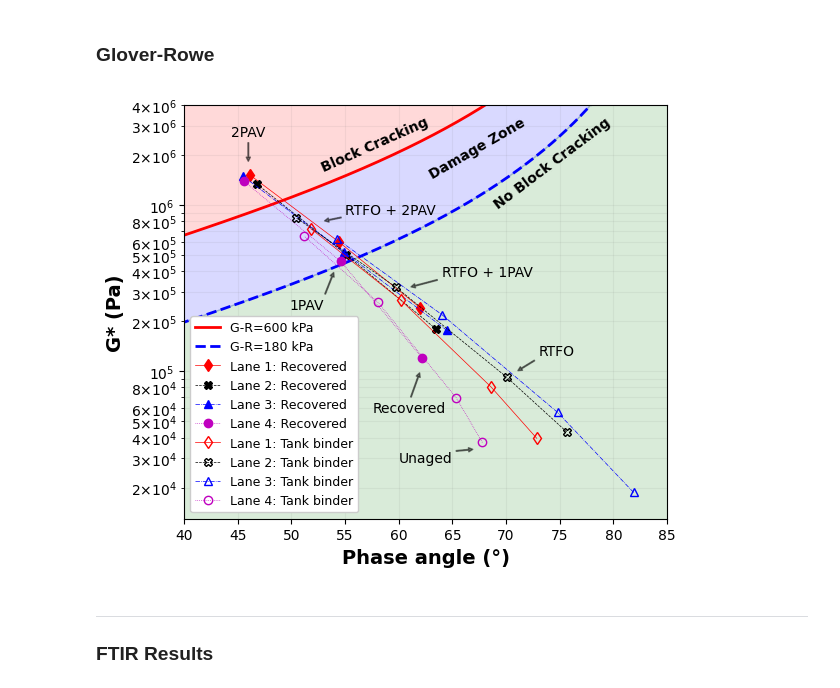
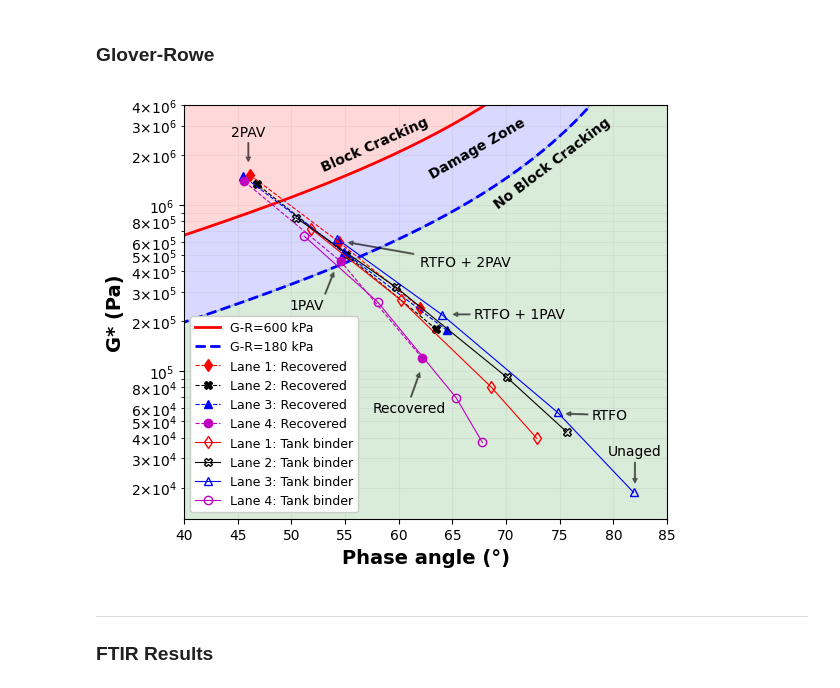
Before and after one commit to TFHRC-ABML/Pub_TRB_PolymerModified_PTF, a Jupyter notebook: Task01_Binder_Level.ipynb, the cells around one changed output. Drawn from its saved outputs; the diff is of its cells as text; code cells hidden in the pictures.

```diff
--- a/Task01_Binder_Level.ipynb
+++ b/Task01_Binder_Level.ipynb
@@ -1396,7 +1394,7 @@ Phase_std = [[data[(data['Lane'] == ln) & (data['Lab_Aging'] == age) & (data['Fi
 for i, lbl in enumerate(['Lane 1: Recovered', 'Lane 2: Recovered', 'Lane 3: Recovered', 'Lane 4: Recovered']):
     ax.semilogy([Phase_avg[j][i] for j in range(3)],
                 [Gstar_avg[j][i] for j in range(3)],
-                ls=LS[i], lw=0.5, marker=MK[i], ms=MS[i], color=CL[i], markerfacecolor=CL[i], markeredgewidth=1,
+                ls='--', lw=0.8, marker=MK[i], ms=MS[i], color=CL[i], markerfacecolor=CL[i], markeredgewidth=1,
                 label=lbl)
 # For the tank binders.
 Gstar_avg1 = [[data[(data['Lane'] == ln) & (data['Lab_Aging'] == age) & (data['Field_Aging'] == 'Tank binder')]['Gstar_avg'].tolist()[0] for ln in [1, 2, 3, 4]] for age in ['N/A', 'RTFO', 'PAV20', 'PAV40']]
@@ -1406,7 +1404,7 @@ Phase_std1 = [[data[(data['Lane'] == ln) & (data['Lab_Aging'] == age) & (data['F
 for i, lbl in enumerate(['Lane 1: Tank binder', 'Lane 2: Tank binder', 'Lane 3: Tank binder', 'Lane 4: Tank binder']):
     ax.semilogy([Phase_avg1[j][i] for j in range(4)],
                 [Gstar_avg1[j][i] for j in range(4)],
-                ls=LS[i], lw=0.5, marker=MK[i], ms=MS[i], color=CL[i], markerfacecolor='none', markeredgewidth=1,
+                ls='-', lw=0.8, marker=MK[i], ms=MS[i], color=CL[i], markerfacecolor='none', markeredgewidth=1,
                 label=lbl)
 # Take care of the tick labels.
 ax.set_xticks([40 + 5 * i for i in range(16)])
@@ -1422,42 +1420,42 @@ def minor_tick_labels(x, pos):
         return f'{x/1e4:.0f}×$10^4$'
     elif 1e5 <= x < 1e6:  # Format e.g. 2×10⁵
         if f'{x/1e5:.0f}' in ['7', '9']: return ''
         return f'{x/1e5:.0f}×$10^5$'
     elif 1e6 <= x < 1e7:  # Format e.g. 2×10⁶
         return f'{x/1e6:.0f}×$10^6$'
     return ''  # Return an empty string for tick labels outside the range
 ax.yaxis.set_minor_formatter(ticker.FuncFormatter(minor_tick_labels))
 ax.tick_params(axis='y', which='minor', labelsize=10)
 # Add some annotates.
 ax.annotate("Recovered", xy=(62, 1e5), xytext=(61, 6e4),
                arrowprops=dict(facecolor="black", shrink=0.05, width=0.5, headwidth=3, headlength=3, alpha=0.5),
                fontsize=10, rotation=0, ha="center", va="center")
 ax.annotate("1PAV", xy=(54, 4e5), xytext=(53, 2.5e5),
                arrowprops=dict(facecolor="black", shrink=0.05, width=0.5, headwidth=3, headlength=3, alpha=0.5),
                fontsize=10, rotation=0, ha="right", va="center")
 ax.annotate("2PAV", xy=(46, 1.8e6), xytext=(46, 2.5e6),
                arrowprops=dict(facecolor="black", shrink=0.05, width=0.5, headwidth=3, headlength=3, alpha=0.5),
                fontsize=10, rotation=0, ha="center", va="bottom")
-ax.annotate("Unaged", xy=(67, 3.4e4), xytext=(65, 3e4),
+ax.annotate("Unaged", xy=(82, 2.1e4), xytext=(82, 3e4),
                arrowprops=dict(facecolor="black", shrink=0.05, width=0.5, headwidth=3, headlength=3, alpha=0.5),
-               fontsize=10, rotation=0, ha="right", va="center")
-ax.annotate("RTFO", xy=(71, 1e5), xytext=(73, 1.2e5),
+               fontsize=10, rotation=0, ha="center", va="bottom")
+ax.annotate("RTFO", xy=(75.5, 5.56e4), xytext=(78, 5.5e4),
                arrowprops=dict(facecolor="black", shrink=0.05, width=0.5, headwidth=3, headlength=3, alpha=0.5),
-               fontsize=10, rotation=0, ha="left", va="bottom")
-ax.annotate("RTFO + 1PAV", xy=(61, 3.2e5), xytext=(64, 3.6e5),
+               fontsize=10, rotation=0, ha="left", va="center")
+ax.annotate("RTFO + 1PAV", xy=(65, 2.2e5), xytext=(67, 2.2e5),
                arrowprops=dict(facecolor="black", shrink=0.05, width=0.5, headwidth=3, headlength=3, alpha=0.5),
-               fontsize=10, rotation=0, ha="left", va="bottom")
-ax.annotate("RTFO + 2PAV", xy=(53, 8e5), xytext=(55, 8.5e5),
+               fontsize=10, rotation=0, ha="left", va="center")
+ax.annotate("RTFO + 2PAV", xy=(55, 6e5), xytext=(62, 5e5),
                arrowprops=dict(facecolor="black", shrink=0.05, width=0.5, headwidth=3, headlength=3, alpha=0.5),
-               fontsize=10, rotation=0, ha="left", va="bottom")
+               fontsize=10, rotation=0, ha="left", va="top")
 ax.legend(fontsize=9, framealpha=1.0, loc='lower left', ncol=1)
 fig.tight_layout()
 if PLOT:
     fig.savefig(os.path.join(OutputDir, f'G-R_BlackSpace.png'), format='png', dpi=800)
     fig.savefig(os.path.join(OutputDir, f'G-R_BlackSpace.pdf'), format='pdf')
     fig.savefig(os.path.join(OutputDir, f'G-R_BlackSpace.svg'), format='svg')
 # %% [output]
-[figure, old version]
+[figure, new version]
 # %% [markdown]
 _______
 
```
Also changed, not shown: parts of 1 cell of this notebook, 3 other files.
